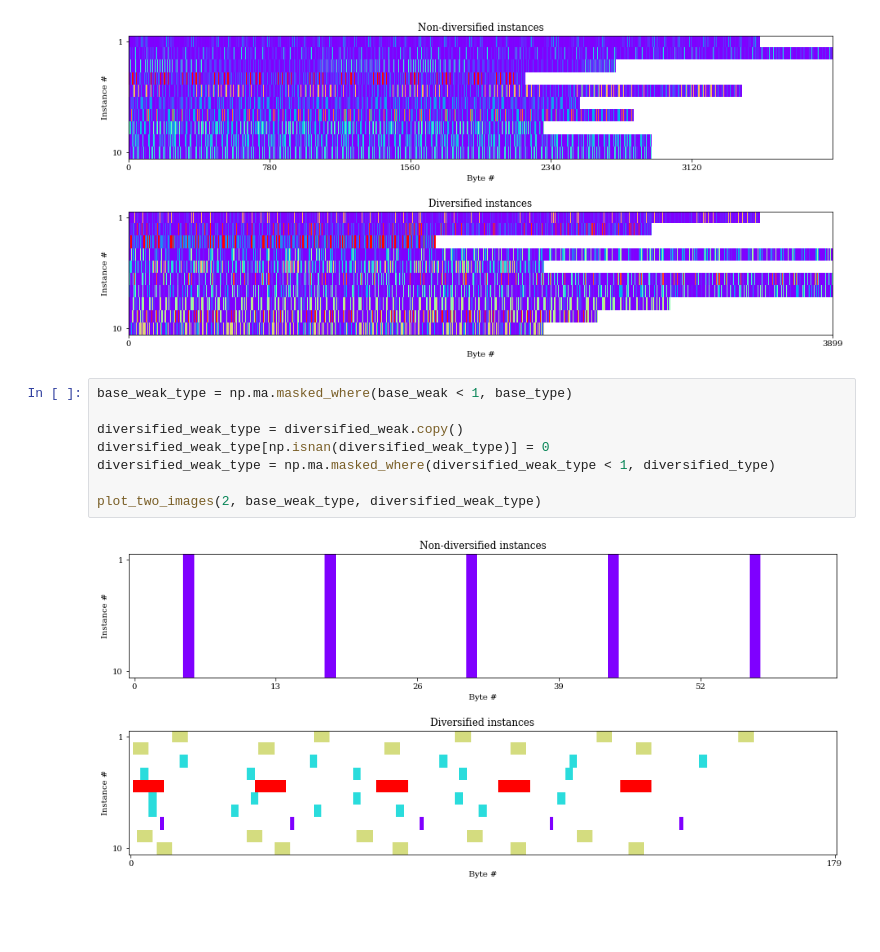
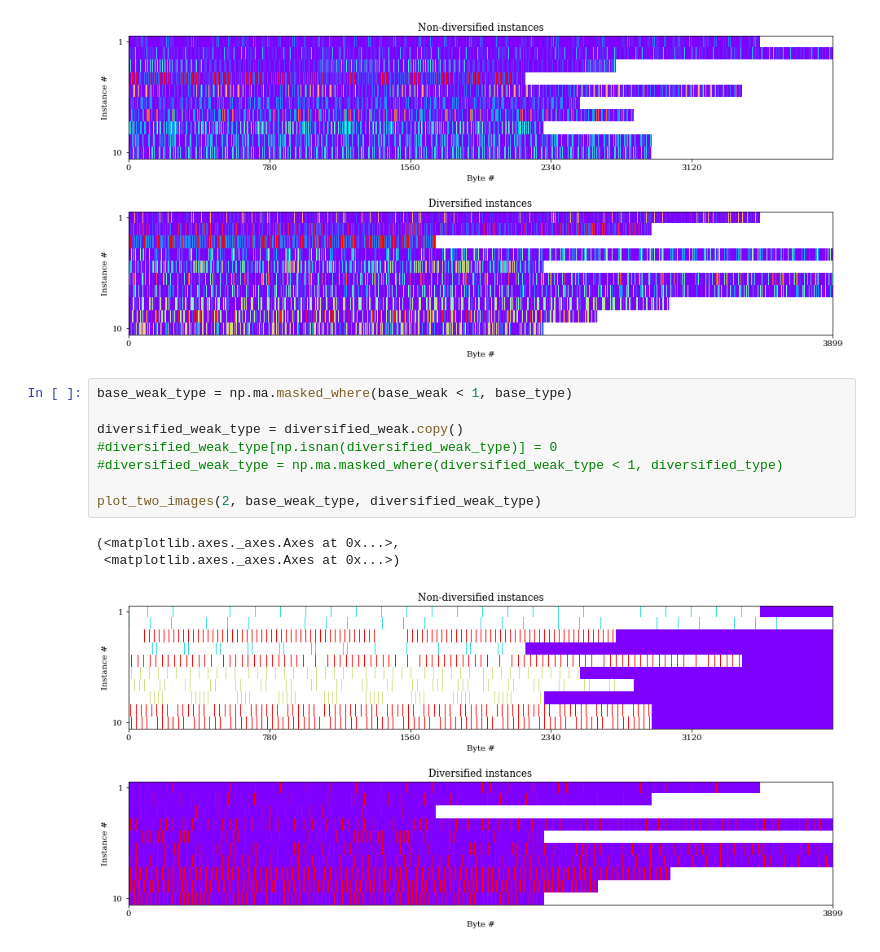
Before and after one commit to SINTEF-9012/thingml-diversifier, a Jupyter notebook: src/main/python/nodejs_test_2.ipynb, the cells around one changed output. Cells and saved outputs as stored; diff of their text form; blank space fills up the shorter version.

```diff
--- a/src/main/python/nodejs_test_2.ipynb
+++ b/src/main/python/nodejs_test_2.ipynb
@@ -197,10 +197,12 @@ plot_two_images(1, mask_nan(base_data), mask_nan(diversified_data))
 # %%
 base_weak_type = np.ma.masked_where(base_weak < 1, base_type)
 
 diversified_weak_type = diversified_weak.copy()
-diversified_weak_type[np.isnan(diversified_weak_type)] = 0
-diversified_weak_type = np.ma.masked_where(diversified_weak_type < 1, diversified_type)
+#diversified_weak_type[np.isnan(diversified_weak_type)] = 0
+#diversified_weak_type = np.ma.masked_where(diversified_weak_type < 1, diversified_type)
 
 plot_two_images(2, base_weak_type, diversified_weak_type)
 # %% [output]
+(<matplotlib.axes._axes.Axes at 0x...>,
+ <matplotlib.axes._axes.Axes at 0x...>)
-[figure, old version]
+[figure, new version]
```
Also changed, not shown: parts of 1 cell of this notebook, 30 other files.
